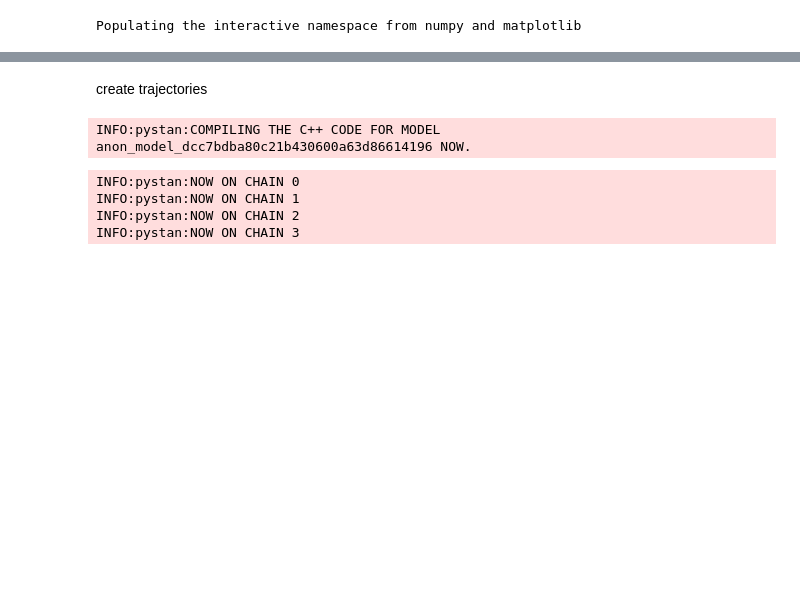
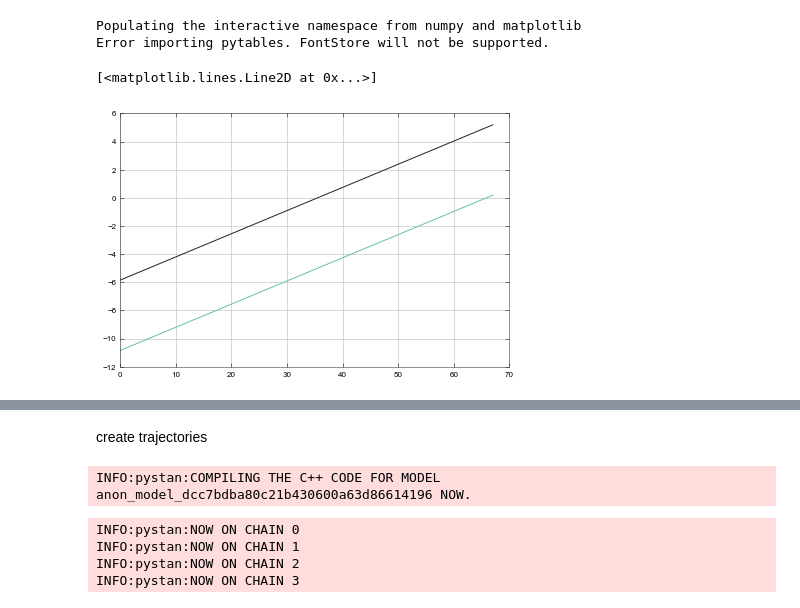
Before and after one commit to simkovic/Chase, a Jupyter notebook: code/stancoordfit.ipynb, the cells around one changed output, grey strips where cells are left out. Drawn from its saved outputs; the diff is of its cells as text; code cells hidden in the pictures; blank space fills up the shorter version.

```diff
--- a/code/stancoordfit.ipynb
+++ b/code/stancoordfit.ipynb
@@ -1,31 +1,26 @@
-# %%
-
-%pylab inline
-import pystan
-
-def plotTraj(D,clr='k',rad=5):
-    ax=plt.gca()
-    for a in range(D.shape[1]):
-        plt.plot(D[:,a,0],D[:,a,1],'-'+clr,linewidth=2)
-        ar=plt.arrow(D[-2,a,0],D[-2,a,1],D[-1,a,0]-D[-2,a,0],D[-1,a,1]-D[-2,a,1],
-              length_includes_head=False,head_width=0.2,fc=clr)
-        ax.add_patch(ar)
-    c=plt.Circle((0,0),rad,fc='r',alpha=0.1,ec=None)
-    ax.add_patch(c)
-    m=D.shape[0]/2
-    plt.plot(D[m,:,0],D[m,:,1],'or')
-    ax.set_aspect(1);lim=3*rad/2
-    plt.xlim([-lim,lim])
-    plt.ylim([-lim,lim])
-def weight(traj):
-    ''' third order polynomial spatial window
-        no time-dependent weighting
-    '''
-    traj=(traj[:,:-1,:,:]+traj[:,1:,:,:])/2.
-    out=np.zeros((traj.shape[0],traj.shape[1],traj.shape[2]))
-    dist=np.linalg.norm(traj,axis=3)
-    #out=np.float32(dist<5.0)
-    out=np.maximum(1-np.power(dist/6,3),0)
-    return out
-# %% [output]
-Populating the interactive namespace from numpy and matplotlib
+# %%
+%pylab inline
+import pystan
+from PercFields import weight, rotateTraj
+inpath='/home/matus/Desktop/chase/evaluation/vp004/E-2/'
+traj=np.load(inpath+'DG.npy')[:,:,:,:2]
+w=weight(traj)
+phi=np.load(inpath+'phi.npy')
+traj.shape
+for i in range(traj.shape[0]):
+    traj[i,:,:,:]=rotateTraj(traj[i,:,:,:],phi[i],PLOT=False)
+# %% [output]
+Populating the interactive namespace from numpy and matplotlib
+Error importing pytables. FontStore will not be supported.
+# %%
+T=68;xS=0;xW=-5;vS=14;vW=14
+t0= -1.5-T/2;
+trajS=np.zeros(T);trajW=np.zeros(T)
+for t in range(T):
+    trajS[t]= xS+(t0+t)*vS/85.0
+    trajW[t]= xW+(t0+t)*vW/85.0
+plt.plot(trajS)
+plt.plot(trajW)
+# %% [output]
+[<matplotlib.lines.Line2D at 0x...>]
+[figure, added]
```
Also changed, not shown: parts of 4 cells of this notebook, 5 other files.
